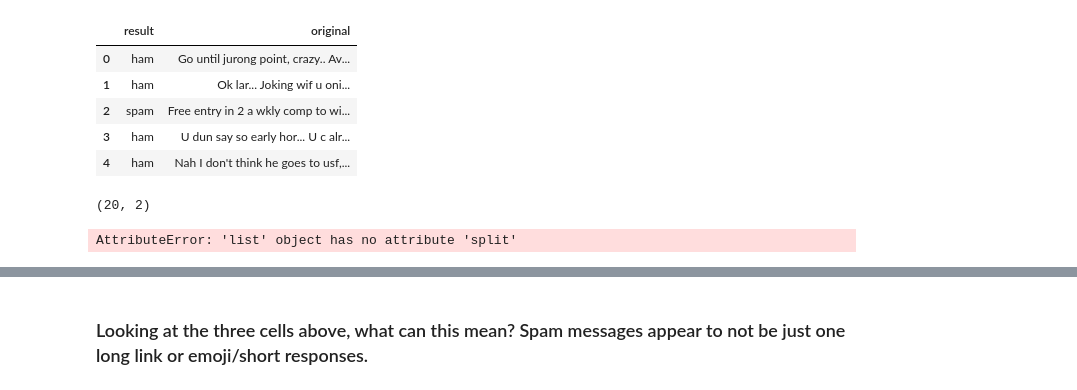
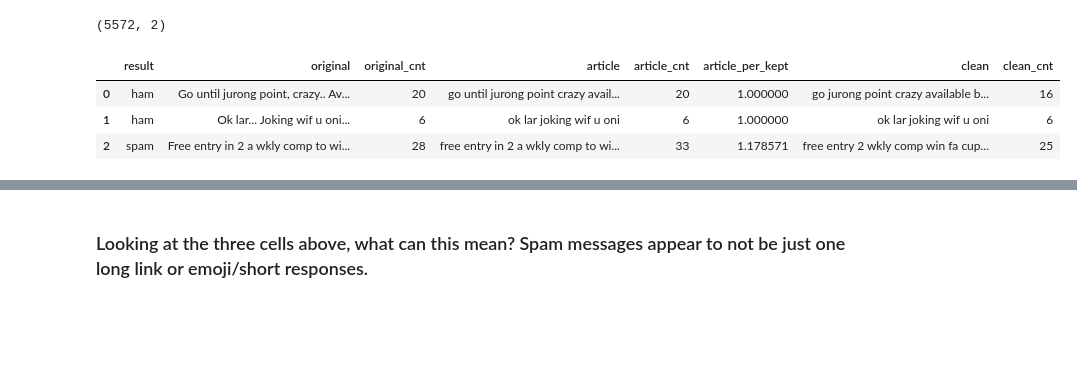
Before and after one commit to josephburton06/sms_spam_ham_nlp, a Jupyter notebook: spam_ham_prep.ipynb, the cells around one changed output, grey strips where cells are left out. Saved outputs shown, nothing was run; the diff lists cells and outputs as text; code cells hidden in the pictures; blank space fills up the shorter version.

```diff
--- a/spam_ham_prep.ipynb
+++ b/spam_ham_prep.ipynb
@@ -37,25 +37,17 @@ import matplotlib.pyplot as plt
 # %%
 df = pd.read_table('SMSSpamCollection.txt', header=None)
 df.columns = ['result', 'original']
-# %%
-df.head()
-# %% [output]
-|  | result | original |
-| 0 | ham | Go until jurong point, crazy.. Av... |
-| 1 | ham | Ok lar... Joking wif u oni... |
-| 2 | spam | Free entry in 2 a wkly comp to wi... |
-| 3 | ham | U dun say so early hor... U c alr... |
-| 4 | ham | Nah I don't think he goes to usf,... |
-# %%
-df = df.head(20)
 # %%
 df.shape
 # %% [output]
-(20, 2)
+(5572, 2)
 # %%
 df = text_prep(df)
-df.head(10)
+df.head(3)
 # %% [output]
-AttributeError: 'list' object has no attribute 'split'
+|  | result | original | original_cnt | article | article_cnt | article_per_kept | clean | clean_cnt |
+| 0 | ham | Go until jurong point, crazy.. Av... | 20 | go until jurong point crazy avail... | 20 | 1.000000 | go jurong point crazy available b... | 16 |
+| 1 | ham | Ok lar... Joking wif u oni... | 6 | ok lar joking wif u oni | 6 | 1.000000 | ok lar joking wif u oni | 6 |
+| 2 | spam | Free entry in 2 a wkly comp to wi... | 28 | free entry in 2 a wkly comp to wi... | 33 | 1.178571 | free entry 2 wkly comp win fa cup... | 25 |
 # %%
 df[df.article_cnt != df.clean_cnt]
```
Also changed, not shown: parts of 11 cells of this notebook.
